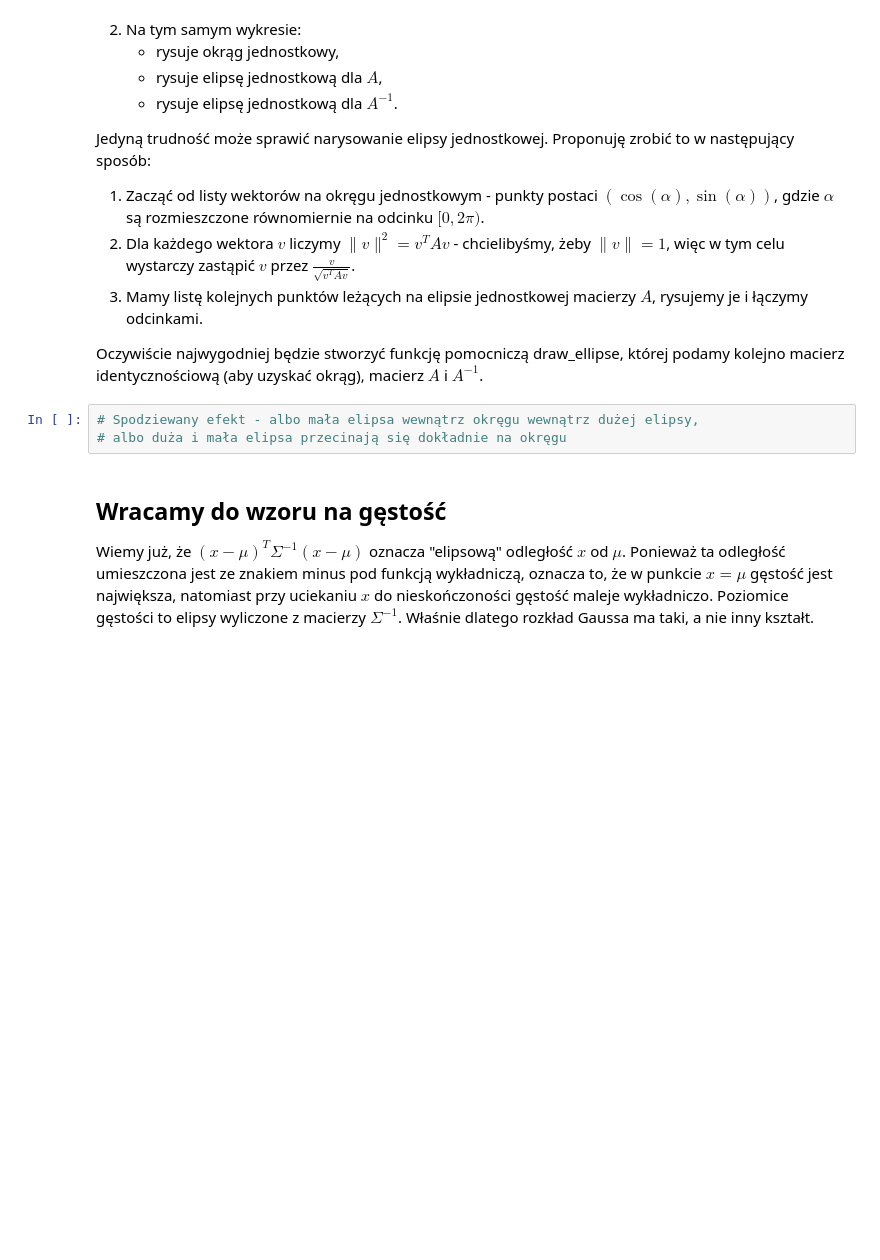
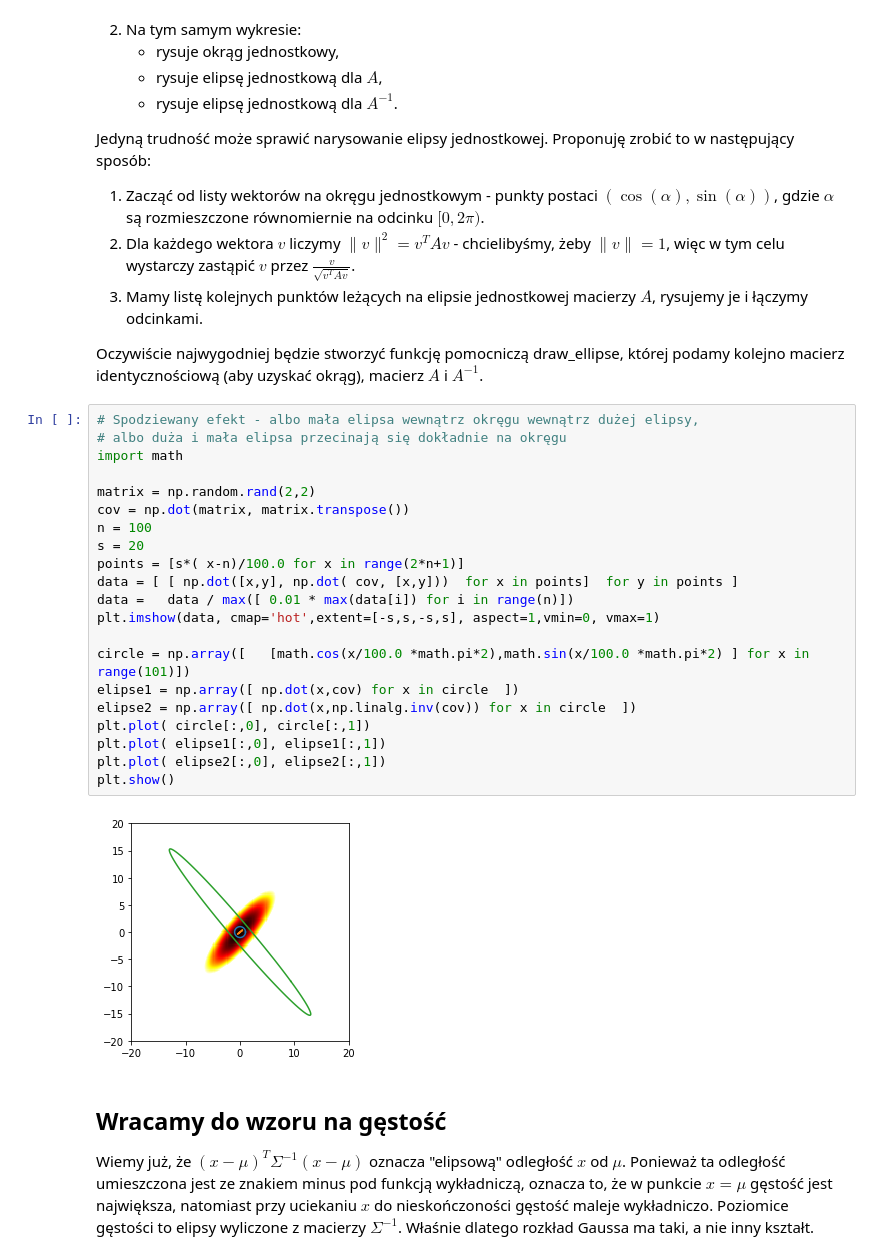
Before and after one commit to 13MaxG/MachineLearningAndrzeja, a Jupyter notebook: L2b.ipynb, the cells around one changed output. Saved outputs shown, nothing was run; the diff lists cells and outputs as text; blank space fills up the shorter version.

```diff
--- a/L2b.ipynb
+++ b/L2b.ipynb
@@ -81,9 +81,29 @@ Jedyną trudność może sprawić narysowanie elipsy jednostkowej. Proponuję zr
 3. Mamy listę kolejnych punktów leżących na elipsie jednostkowej macierzy $A$, rysujemy je i łączymy odcinkami.
 
 Oczywiście najwygodniej będzie stworzyć funkcję pomocniczą draw_ellipse, której podamy kolejno macierz identycznościową (aby uzyskać okrąg), macierz $A$ i $A^{-1}$.
-# %%
-# Spodziewany efekt - albo mała elipsa wewnątrz okręgu wewnątrz dużej elipsy,
-# albo duża i mała elipsa przecinają się dokładnie na okręgu
+# %%
+# Spodziewany efekt - albo mała elipsa wewnątrz okręgu wewnątrz dużej elipsy,
+# albo duża i mała elipsa przecinają się dokładnie na okręgu
+import math
+
+matrix = np.random.rand(2,2)
+cov = np.dot(matrix, matrix.transpose())
+n = 100
+s = 20
+points = [s*( x-n)/100.0 for x in range(2*n+1)]
+data = [ [ np.dot([x,y], np.dot( cov, [x,y]))  for x in points]  for y in points ]
+data =   data / max([ 0.01 * max(data[i]) for i in range(n)])
+plt.imshow(data, cmap='hot',extent=[-s,s,-s,s], aspect=1,vmin=0, vmax=1)
+
+circle = np.array([   [math.cos(x/100.0 *math.pi*2),math.sin(x/100.0 *math.pi*2) ] for x in range(101)])
+elipse1 = np.array([ np.dot(x,cov) for x in circle  ])
+elipse2 = np.array([ np.dot(x,np.linalg.inv(cov)) for x in circle  ])
+plt.plot( circle[:,0], circle[:,1])
+plt.plot( elipse1[:,0], elipse1[:,1])
+plt.plot( elipse2[:,0], elipse2[:,1])
+plt.show()
+# %% [output]
+[figure, added]
 # %% [markdown]
 ## Wracamy do wzoru na gęstość
 
```
Also changed, not shown: parts of 1 cell of this notebook.
